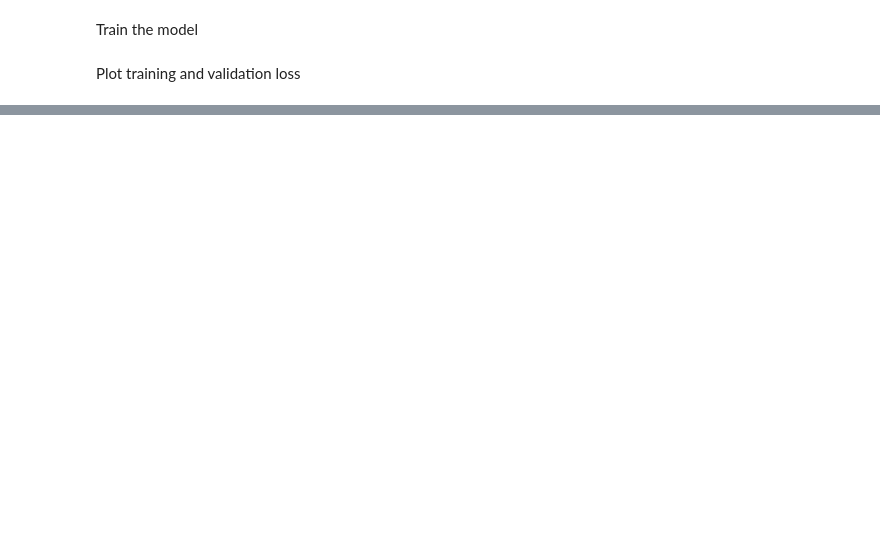
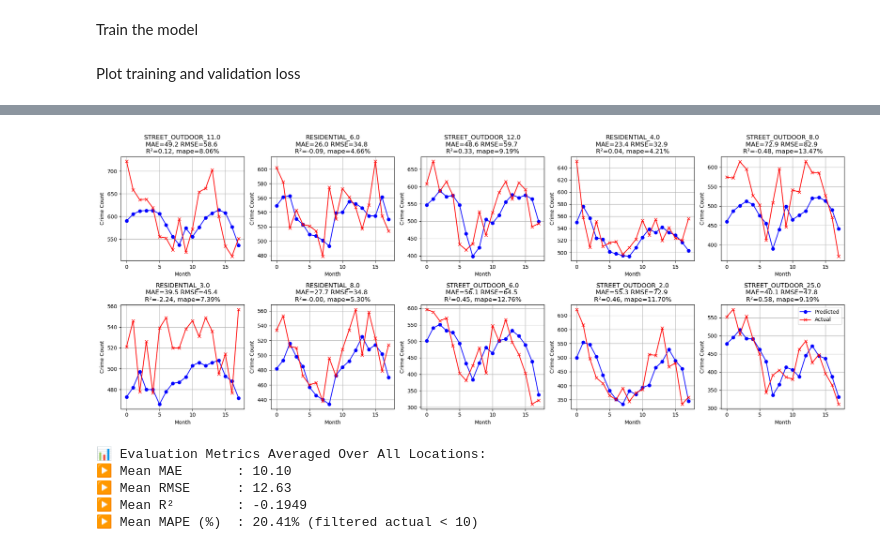
Before and after one commit to Lemonziz/IT5006Project, a Jupyter notebook: lstm_time_location.ipynb, the cells around one changed output, grey strips where cells are left out. Saved outputs shown, nothing was run; the diff lists cells and outputs as text; code cells hidden in the pictures; blank space fills up the shorter version.

```diff
--- a/lstm_time_location.ipynb
+++ b/lstm_time_location.ipynb
@@ -556,0 +449,31 @@ IndexError: index 25 is out of bounds for axis 0 with size 25
+# %%
+inverse_location_map = {v: k for k, v in location_map.items()}
+mean_crime_per_location = actual.mean(axis=0)
+top_indices = np.argsort(-mean_crime_per_location)[:10]
+
+fig, axes = plt.subplots(2, 5, figsize=(20, 8))
+axes = axes.flatten()
+
+for idx, loc_idx in enumerate(top_indices):
+    y_true = actual[:, loc_idx]
+    y_pred = predicted[:, loc_idx]
+
+    mae = mean_absolute_error(y_true, y_pred)
+    rmse = root_mean_squared_error(y_true, y_pred)
+    r2 = r2_score(y_true, y_pred)
+    mape = np.mean(np.abs((y_true - y_pred) / (y_true + 1e-8))) * 100
+
+    axes[idx].plot(y_pred, label="Predicted", marker="o", color="blue")
+    axes[idx].plot(y_true, label="Actual", marker="x", color="red")
+    axes[idx].set_title(
+        f"{inverse_location_map[loc_idx]}\nMAE={mae:.1f} RMSE={rmse:.1f} \nR²={r2:.2f}, mape={mape:.2f}%"
+    )
+    axes[idx].set_xlabel("Month")
+    axes[idx].set_ylabel("Crime Count")
+    axes[idx].grid(True)
+
+plt.tight_layout()
+plt.legend(loc="upper right")
+plt.show()
+# %% [output]
+[figure, added]
@@ -557,3 +511,11 @@ IndexError: index 25 is out of bounds for axis 0 with size 25
+# %%
+evaluate_all_locations(predicted, actual)
+# %% [output]
+📊 Evaluation Metrics Averaged Over All Locations:
+▶ Mean MAE       : 10.10
+▶ Mean RMSE      : 12.63
+▶ Mean R²        : -0.1949
+▶ Mean MAPE (%)  : 20.41% (filtered actual < 10)
 # %%
 month_result = np.sum(result, axis=1)
 month_result
```
Also changed, not shown: parts of 15 cells of this notebook, 7 other files.
